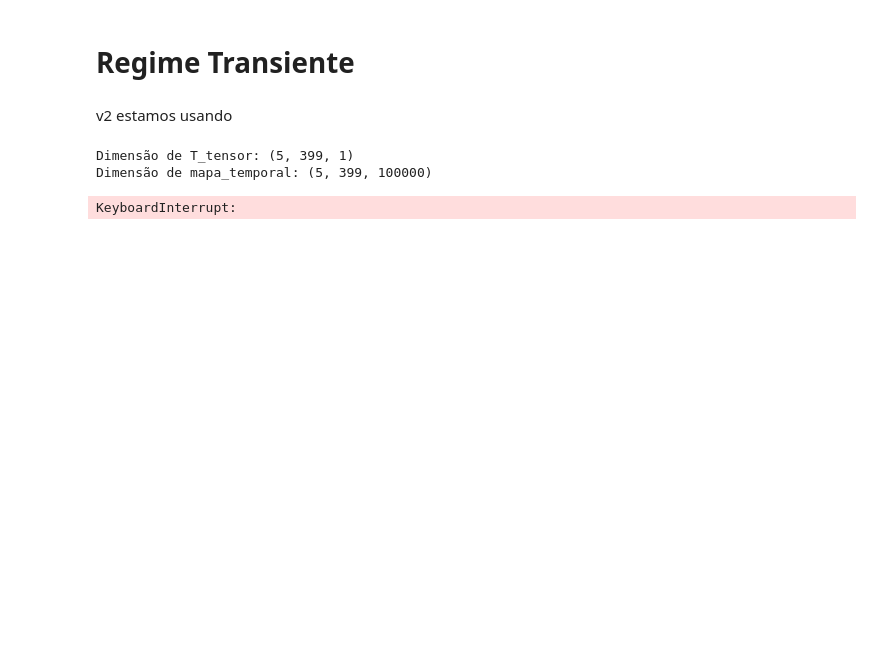
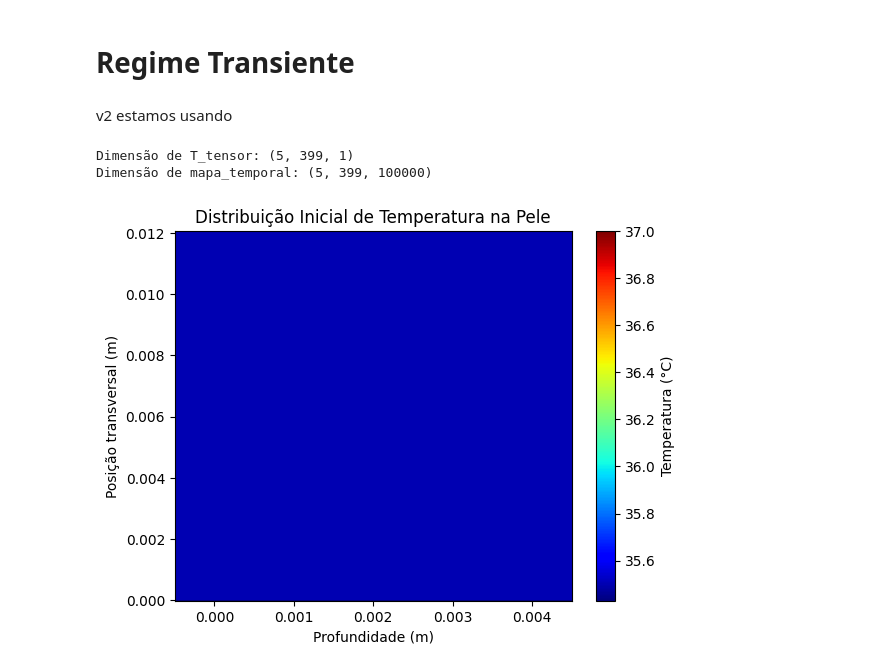
Before and after one commit to alegrio/Transcal2, a Jupyter notebook: bio_heat_transfer.ipynb, the cells around one changed output. Drawn from its saved outputs; the diff is of its cells as text; code cells hidden in the pictures; blank space fills up the shorter version.

```diff
--- a/bio_heat_transfer.ipynb
+++ b/bio_heat_transfer.ipynb
@@ -54,8 +56,8 @@ def calc_w(T, omega, q):
     return omega * q ** ((T - ta) / 10)
 
 # Calcula os valores iniciais para w e Q
-w = calc_w(ta, omega, q)
-Q = calc_Q(ta, Q_bas, q)
+# w = calc_w(ta, omega, q)
+# Q = calc_Q(ta, Q_bas, q)
 
 # Configuração para o Método das Diferenças Finitas (FDM)
 H_total = np.sum(H_layers)  # Profundidade total [m]
@@ -136,31 +138,31 @@ tempo_video = 10000  #[ms]
 numero_frames = 200
 intervalo_tempo = int(tempo_video / numero_frames)  #[ms]
 
 #Define the initialization function for the animation.  In this case, the function returns the first frame
 #of the movie animation.
 def init():
     pcm.set_array(movie_frames[:,:,0].ravel())
     return pcm,
 
 #Define the animation update function.  In this function, each map image will be updated with the current frame.
 def animate(i):
     pcm.set_array(movie_frames[:,:,i].ravel())
     return pcm,
 
 # 200 frames = 10 s * x frames por segundo
 # x = 20 frames por segundo // intervalo = 50 ms
 
 #Call the full animation function.  The number of frames is given by the last element of the shape tuple of
 #of the movie frames array.  The time interval between each frame is 50 ms, which will show the animated movie
 #at 20 fps
 anim = animation.FuncAnimation(fig, animate, init_func = init, frames = movie_frames.shape[2], interval = intervalo_tempo)
 
 #Save the animation as an avi movie file.
 anim.save('bioheat_skin_cancer_animation.avi')
 
 #Display the resulting animated heat map, which shows temperature changes in the plate over time as it cools down.
 plt.show()
 # %% [output]
 Dimensão de T_tensor: (5, 399, 1)
 Dimensão de mapa_temporal: (5, 399, 100000)
-KeyboardInterrupt:
+[figure, added]
```
Also changed, not shown: parts of 2 cells of this notebook.
